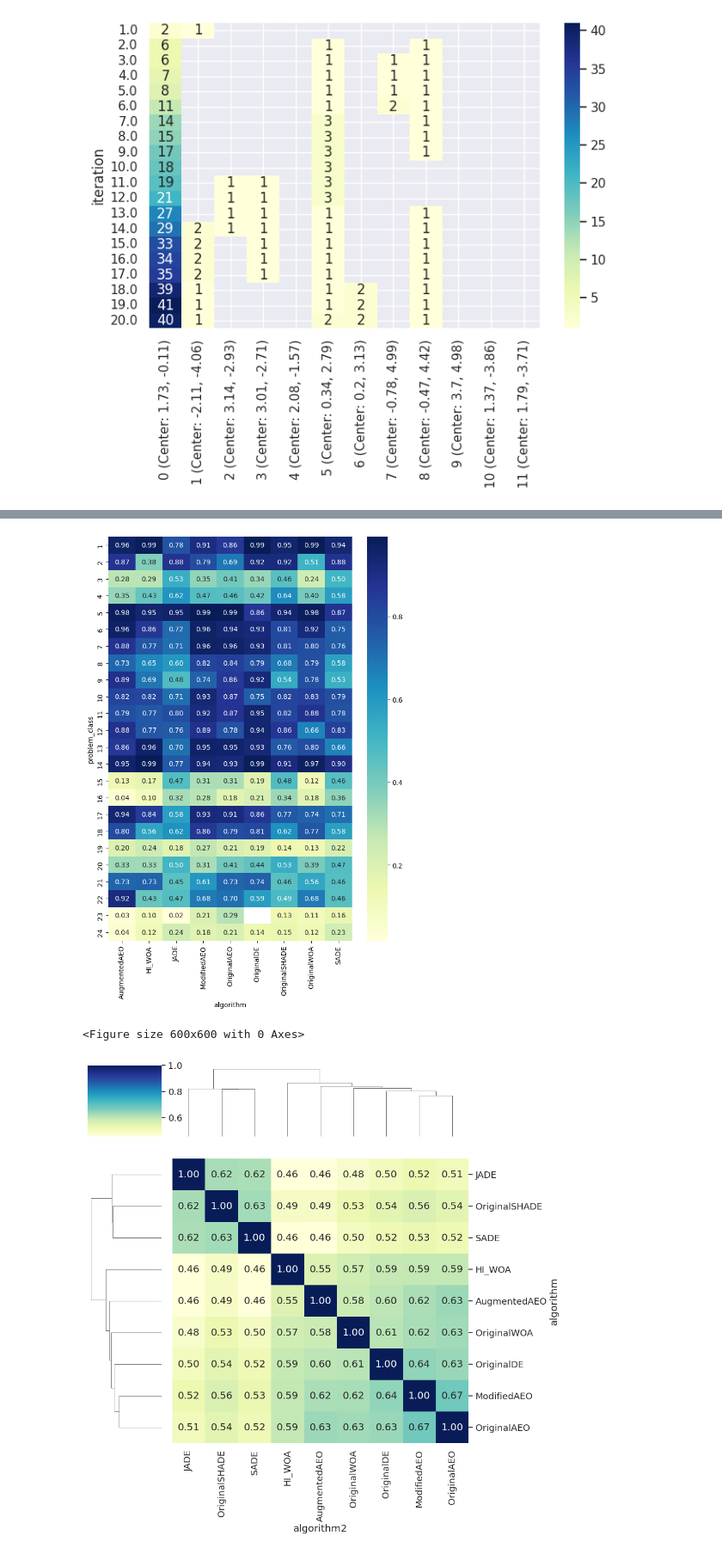
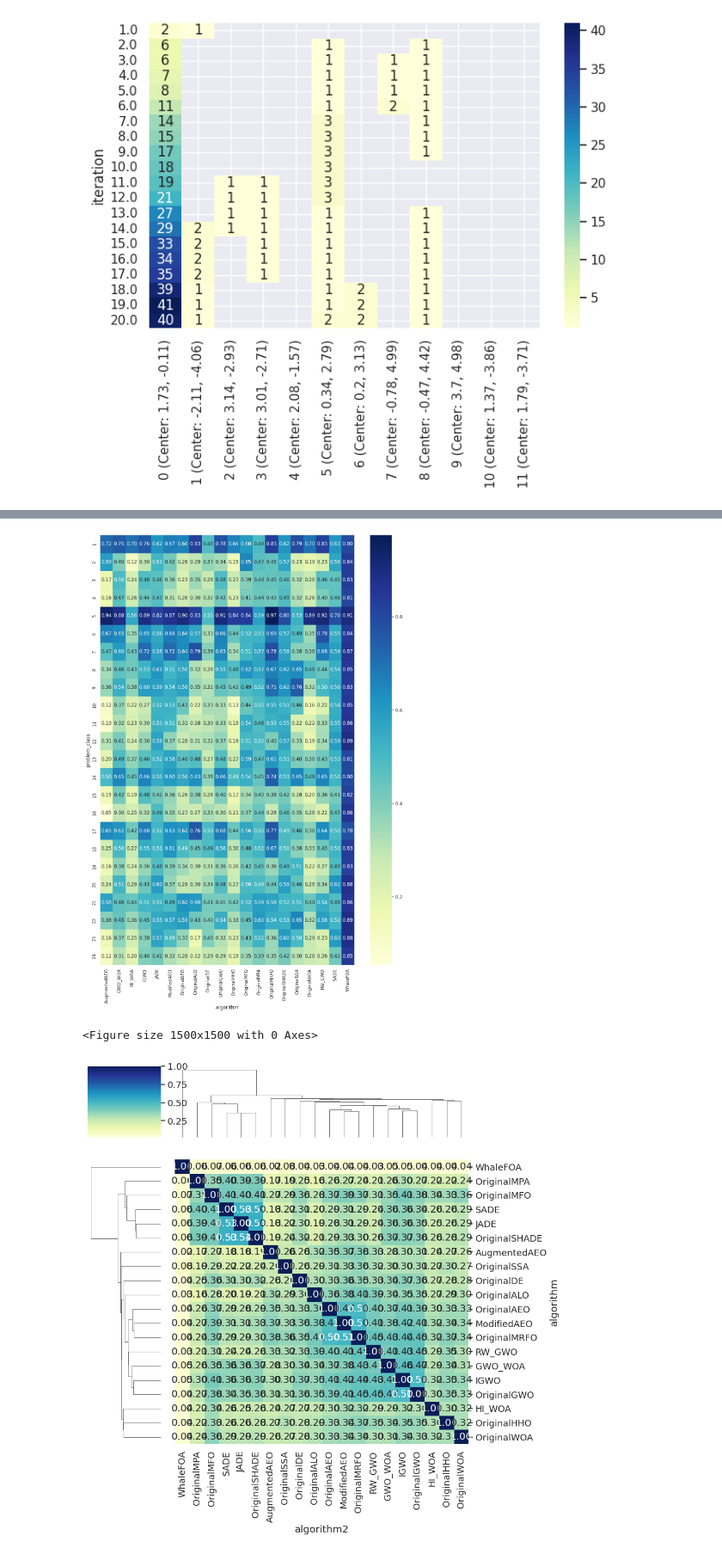
Before and after one commit to 8Timon24/Diploma-Analiza-in-vizualizacija-algoritmov-za-optimizacijo, a Jupyter notebook: 3_cluster_analysis.ipynb, the cells around one changed output, grey strips where cells are left out. Shown at 86% size. Saved outputs shown, nothing was run; the diff lists cells and outputs as text; code cells hidden in the pictures.

Commit message:
Updated for 5, 10 dimensions

```diff
--- a/3_cluster_analysis.ipynb
+++ b/3_cluster_analysis.ipynb
@@ -591,7 +486,7 @@ Axes(0.125,0.11;0.775x0.77)
 [figure]
 # %%
 dimension=2
-directory=f'data/clustering_features_10_algorithms_dbscan/cluster_distributions/dim_{dimension}/eps0.1_ms150'
+directory=f'data/clustering_features_20_algorithms_kmeans/cluster_distributions/dim_{dimension}'
 
 trajectory_similarities=[]
 for file in tqdm(os.listdir(directory)):
@@ -605,10 +500,10 @@ for file in tqdm(os.listdir(directory)):
         trajectory_similarities+=[c.assign(problem=file.replace('.csv',''))]
 
 trajectory_similarities=pd.concat(trajectory_similarities)
-#t=trajectory_similarities.groupby('algorithm').count()['run']
-#t_max=t.max()
-#algorithms_to_remove=list(t[t<t_max].index)
-#trajectory_similarities=trajectory_similarities.query('algorithm not in @algorithms_to_remove and algorithm2 not in @algorithms_to_remove')
+t=trajectory_similarities.groupby('algorithm').count()['run']
+t_max=t.max()
+algorithms_to_remove=list(t[t<t_max].index)
+trajectory_similarities=trajectory_similarities.query('algorithm not in @algorithms_to_remove and algorithm2 not in @algorithms_to_remove')
 trajectory_similarities['problem_class']=[int(tt.split('_')[0].replace('F','')) for tt in trajectory_similarities['problem']]
 trajectory_similarities['instance']=[int(tt.split('_')[1].replace('I','')) for tt in trajectory_similarities['problem']]
 trajectory_similarities['run'] = trajectory_similarities['run'].astype(int)
@@ -632,46 +527,46 @@ trajectory_similarities.query('algorithm!=algorithm2').sort_values('value')
 # %%
 for dimension in [2]:
-    directory=f'data/clustering_features_10_algorithms_dbscan/cluster_distributions/dim_{dimension}/eps0.1_ms150'
+    directory=f'data/clustering_features_20_algorithms_kmeans/cluster_distributions/dim_{dimension}'
     scale=False
     trajectory_similarities=[]
     for file in tqdm(os.listdir(directory)):
         file_loc=f'{directory}/{file}'
         if os.path.isfile(file_loc):
             df=pd.read_csv(file_loc,index_col=[0,1,2])
             d_algorithm_run=df.unstack(level=-1).dropna()
             d_algorithm_run=pd.DataFrame(MinMaxScaler().fit_transform(d_algorithm_run), index=d_algorithm_run.index, columns=d_algorithm_run.columns).dropna()
             cs=pd.DataFrame(cosine_similarity(d_algorithm_run), index=d_algorithm_run.index, columns=d_algorithm_run.index)
             c=cs.reset_index().rename(columns={'algorithm':'algorithm2', 'run':'run2'}).melt(id_vars=[('algorithm2',  ''),('run2',  '')], value_vars=list(cs.columns)).rename(columns={('algorithm2',  ''): 'algorithm2', ('run2',''):'run2'})
             trajectory_similarities+=[c.assign(problem=file.replace('.csv',''))]
 
     trajectory_similarities=pd.concat(trajectory_similarities)
-    #t=trajectory_similarities.groupby('algorithm').count()['run']
-    #t_max=t.max()
-    #algorithms_to_remove=list(t[t<t_max].index)
-    #trajectory_similarities=trajectory_similarities.query('algorithm not in @algorithms_to_remove and algorithm2 not in @algorithms_to_remove')
+    t=trajectory_similarities.groupby('algorithm').count()['run']
+    t_max=t.max()
+    algorithms_to_remove=list(t[t<t_max].index)
+    trajectory_similarities=trajectory_similarities.query('algorithm not in @algorithms_to_remove and algorithm2 not in @algorithms_to_remove')
     trajectory_similarities['problem_class']=[int(tt.split('_')[0].replace('F','')) for tt in trajectory_similarities['problem']]
     trajectory_similarities['instance']=[int(tt.split('_')[1].replace('I','')) for tt in trajectory_similarities['problem']]
     trajectory_similarities['run'] = trajectory_similarities['run'].astype(int)
     trajectory_similarities['run2'] = trajectory_similarities['run2'].astype(int)
 
-    plt.figure(figsize=(7,10))
+    plt.figure(figsize=(12,17))
     sim_per_problem_algorithm=trajectory_similarities.query('algorithm==algorithm2 and run!=run2').groupby(['problem_class','algorithm'])['value'].mean()
     sns.heatmap(sim_per_problem_algorithm.reset_index().pivot(index='problem_class',columns='algorithm',values='value').sort_index(),annot=True,fmt=".2f", cmap='YlGnBu')
     plt.tight_layout()
     plt.savefig(f'figures_clustering_new_dbscan/algorithm_similarity_per_problem_dim_{dimension}_scale_{scale}.pdf')
 
     cross_algorithm_similarity=trajectory_similarities.query('run==run2').groupby(['algorithm','algorithm2'])['value'].mean()
     cross_algorithm_similarity_pivoted=cross_algorithm_similarity.reset_index().pivot(index='algorithm',columns='algorithm2',values='value')
     sns.set_theme(font_scale=1.2)
-    plt.figure(figsize=(6,6))
+    plt.figure(figsize=(15,15))
     sns.clustermap(cross_algorithm_similarity_pivoted,annot=True,fmt=".2f", cmap='YlGnBu')
     plt.tight_layout()
     plt.savefig(f'figures_clustering_new_dbscan/algorithm_mean_similarity_clustermap_dim_{dimension}_scale_{scale}.pdf')
     sns.set_theme(font_scale=1)
 # %% [output]
-[figure, old version]
+[figure, new version]
-<Figure size 600x600 with 0 Axes>
+<Figure size 1500x1500 with 0 Axes>
-[figure, old version]
+[figure, new version]
 # %%
 optimizer_group=get_algorithm_groups()
 # %%
```
Also changed, not shown: parts of 6 cells of this notebook, 6 other files.
